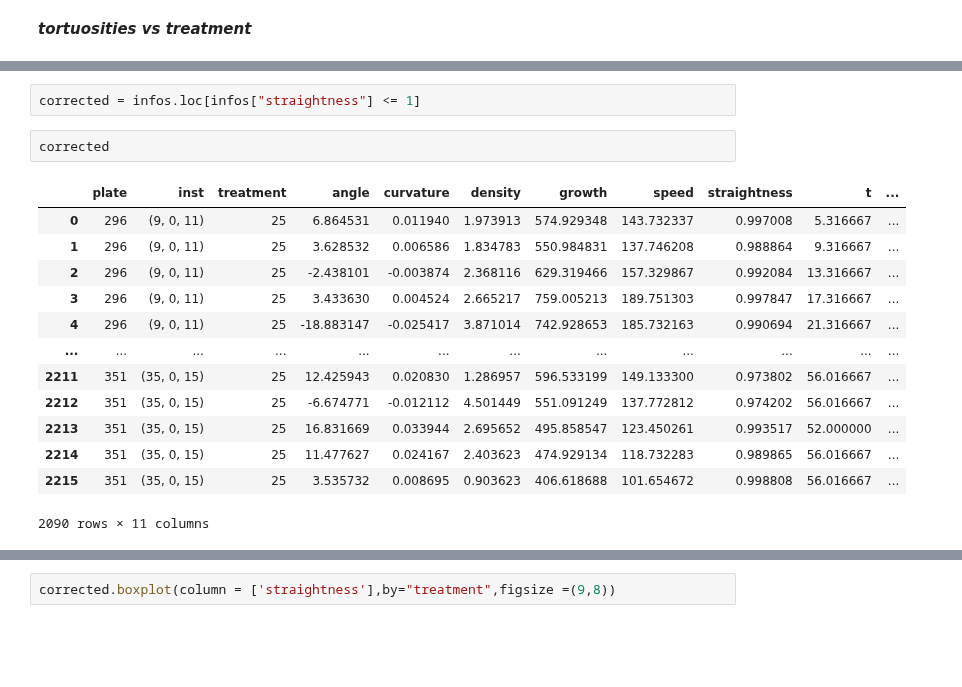
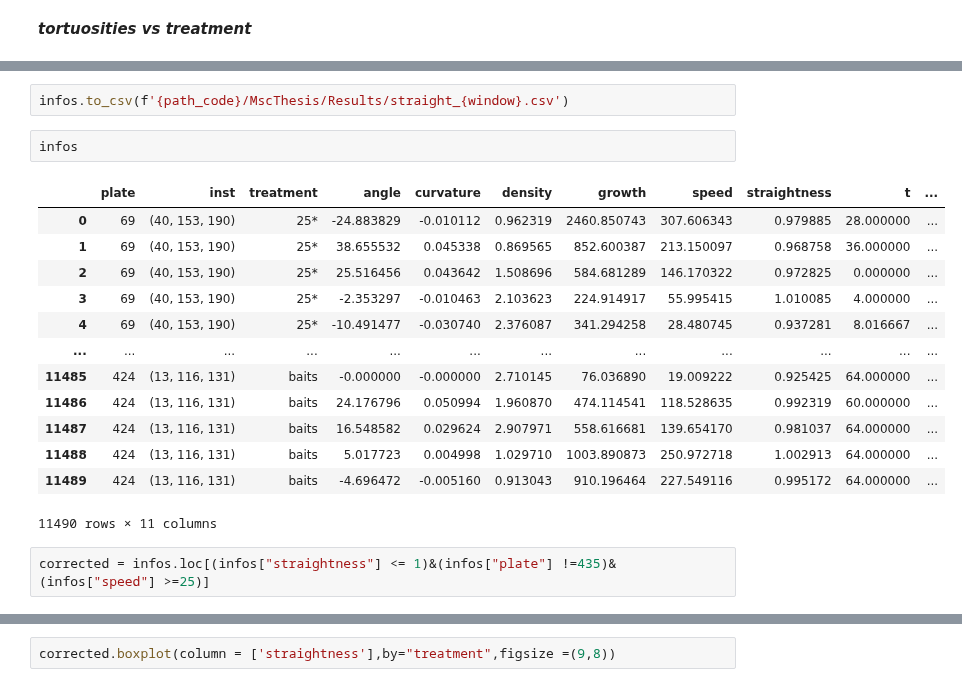
Before and after one commit to Cocopyth/AMFtrack, a Jupyter notebook: sample/notebooks/analysis/straightness.ipynb, the cells around one changed output, grey strips where cells are left out. Cells and saved outputs as stored; diff of their text form; blank space fills up the shorter version.

```diff
--- a/sample/notebooks/analysis/straightness.ipynb
+++ b/sample/notebooks/analysis/straightness.ipynb
@@ -72,20 +75,22 @@ KeyError: (10, 0, 10)
+# %%
+infos.to_csv(f'{path_code}/MscThesis/Results/straight_{window}.csv')
+# %%
+infos
+# %% [output]
+|  | plate | inst | treatment | angle | curvature | density | growth | speed | straightness | t | ... |
+| 0 | 69 | (40, 153, 190) | 25* | -24.883829 | -0.010112 | 0.962319 | 2460.850743 | 307.606343 | 0.979885 | 28.000000 | ... |
+| 1 | 69 | (40, 153, 190) | 25* | 38.655532 | 0.045338 | 0.869565 | 852.600387 | 213.150097 | 0.968758 | 36.000000 | ... |
+| 2 | 69 | (40, 153, 190) | 25* | 25.516456 | 0.043642 | 1.508696 | 584.681289 | 146.170322 | 0.972825 | 0.000000 | ... |
+| 3 | 69 | (40, 153, 190) | 25* | -2.353297 | -0.010463 | 2.103623 | 224.914917 | 55.995415 | 1.010085 | 4.000000 | ... |
+| 4 | 69 | (40, 153, 190) | 25* | -10.491477 | -0.030740 | 2.376087 | 341.294258 | 28.480745 | 0.937281 | 8.016667 | ... |
+| ... | ... | ... | ... | ... | ... | ... | ... | ... | ... | ... | ... |
+| 11485 | 424 | (13, 116, 131) | baits | -0.000000 | -0.000000 | 2.710145 | 76.036890 | 19.009222 | 0.925425 | 64.000000 | ... |
+| 11486 | 424 | (13, 116, 131) | baits | 24.176796 | 0.050994 | 1.960870 | 474.114541 | 118.528635 | 0.992319 | 60.000000 | ... |
+| 11487 | 424 | (13, 116, 131) | baits | 16.548582 | 0.029624 | 2.907971 | 558.616681 | 139.654170 | 0.981037 | 64.000000 | ... |
+| 11488 | 424 | (13, 116, 131) | baits | 5.017723 | 0.004998 | 1.029710 | 1003.890873 | 250.972718 | 1.002913 | 64.000000 | ... |
+| 11489 | 424 | (13, 116, 131) | baits | -4.696472 | -0.005160 | 0.913043 | 910.196464 | 227.549116 | 0.995172 | 64.000000 | ... |
+11490 rows × 11 columns
 # %%
-corrected = infos.loc[infos["straightness"] <= 1]
+corrected = infos.loc[(infos["straightness"] <= 1)&(infos["plate"] !=435)& (infos["speed"] >=25)]
-# %%
-corrected
-# %% [output]
-|  | plate | inst | treatment | angle | curvature | density | growth | speed | straightness | t | ... |
-| 0 | 296 | (9, 0, 11) | 25 | 6.864531 | 0.011940 | 1.973913 | 574.929348 | 143.732337 | 0.997008 | 5.316667 | ... |
-| 1 | 296 | (9, 0, 11) | 25 | 3.628532 | 0.006586 | 1.834783 | 550.984831 | 137.746208 | 0.988864 | 9.316667 | ... |
-| 2 | 296 | (9, 0, 11) | 25 | -2.438101 | -0.003874 | 2.368116 | 629.319466 | 157.329867 | 0.992084 | 13.316667 | ... |
-| 3 | 296 | (9, 0, 11) | 25 | 3.433630 | 0.004524 | 2.665217 | 759.005213 | 189.751303 | 0.997847 | 17.316667 | ... |
-| 4 | 296 | (9, 0, 11) | 25 | -18.883147 | -0.025417 | 3.871014 | 742.928653 | 185.732163 | 0.990694 | 21.316667 | ... |
-| ... | ... | ... | ... | ... | ... | ... | ... | ... | ... | ... | ... |
-| 2211 | 351 | (35, 0, 15) | 25 | 12.425943 | 0.020830 | 1.286957 | 596.533199 | 149.133300 | 0.973802 | 56.016667 | ... |
-| 2212 | 351 | (35, 0, 15) | 25 | -6.674771 | -0.012112 | 4.501449 | 551.091249 | 137.772812 | 0.974202 | 56.016667 | ... |
-| 2213 | 351 | (35, 0, 15) | 25 | 16.831669 | 0.033944 | 2.695652 | 495.858547 | 123.450261 | 0.993517 | 52.000000 | ... |
-| 2214 | 351 | (35, 0, 15) | 25 | 11.477627 | 0.024167 | 2.403623 | 474.929134 | 118.732283 | 0.989865 | 56.016667 | ... |
-| 2215 | 351 | (35, 0, 15) | 25 | 3.535732 | 0.008695 | 0.903623 | 406.618688 | 101.654672 | 0.998808 | 56.016667 | ... |
-2090 rows × 11 columns
 # %%
 fig, ax = plt.subplots(nrows=1, ncols=1, figsize=(9, 4))
```
Also changed, not shown: parts of 21 cells of this notebook, 30 other files.
